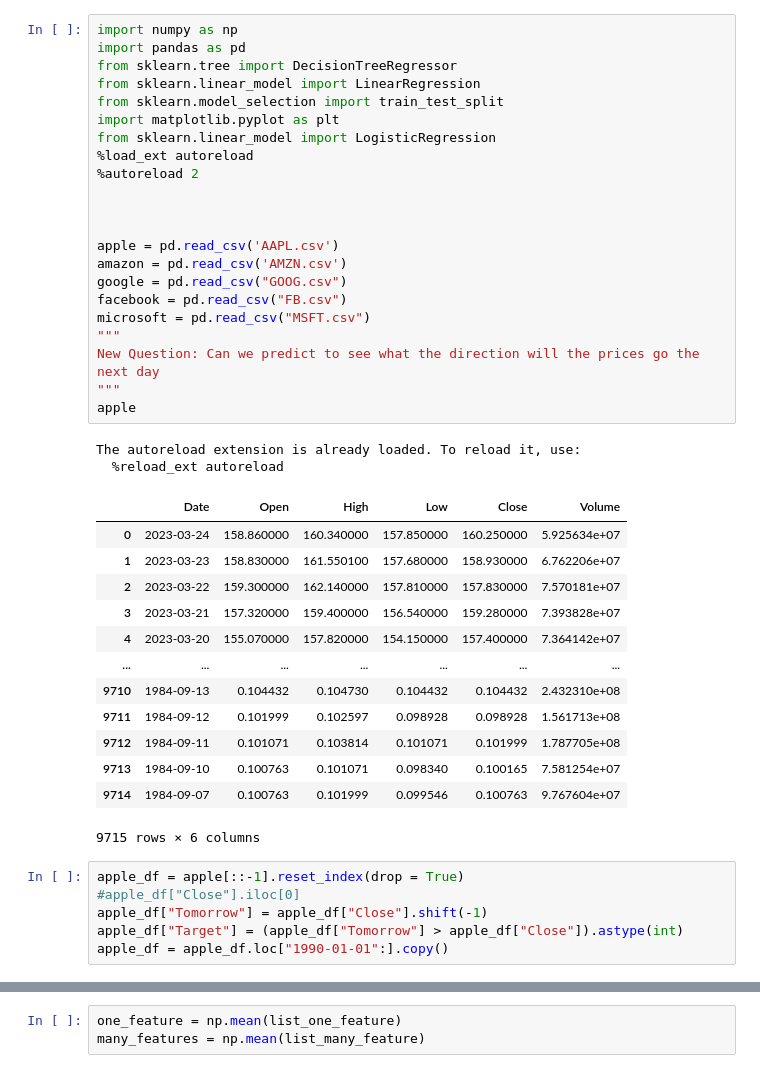
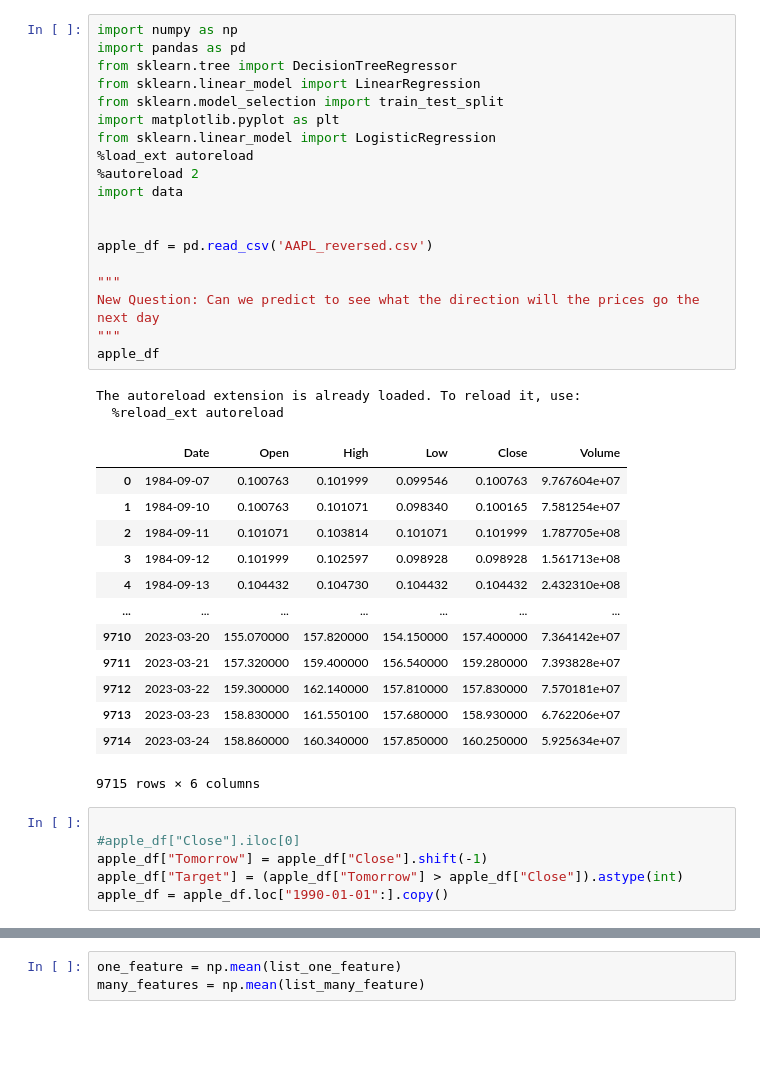
Before and after one commit to DawitAklilu/predicting_stock_prices, a Jupyter notebook: Final_model_Christian Anovert.ipynb, the cells around one changed output, grey strips where cells are left out. Saved outputs shown, nothing was run; the diff lists cells and outputs as text; blank space fills up the shorter version.

```diff
--- a/Final_model_Christian Anovert.ipynb
+++ b/Final_model_Christian Anovert.ipynb
@@ -1,43 +1,40 @@
 # %%
 import numpy as np
 import pandas as pd
 from sklearn.tree import DecisionTreeRegressor
 from sklearn.linear_model import LinearRegression
 from sklearn.model_selection import train_test_split
 import matplotlib.pyplot as plt
 from sklearn.linear_model import LogisticRegression
 %load_ext autoreload
 %autoreload 2
+import data
 
 
+apple_df = pd.read_csv('AAPL_reversed.csv')
 
-apple = pd.read_csv('AAPL.csv')
-amazon = pd.read_csv('AMZN.csv')
-google = pd.read_csv("GOOG.csv")
-facebook = pd.read_csv("FB.csv")
-microsoft = pd.read_csv("MSFT.csv")
 """
 New Question: Can we predict to see what the direction will the prices go the next day
 """
-apple
+apple_df
 # %% [output]
 The autoreload extension is already loaded. To reload it, use:
   %reload_ext autoreload
 |  | Date | Open | High | Low | Close | Volume |
-| 0 | 2023-03-24 | 158.860000 | 160.340000 | 157.850000 | 160.250000 | 5.925634e+07 |
-| 1 | 2023-03-23 | 158.830000 | 161.550100 | 157.680000 | 158.930000 | 6.762206e+07 |
-| 2 | 2023-03-22 | 159.300000 | 162.140000 | 157.810000 | 157.830000 | 7.570181e+07 |
-| 3 | 2023-03-21 | 157.320000 | 159.400000 | 156.540000 | 159.280000 | 7.393828e+07 |
-| 4 | 2023-03-20 | 155.070000 | 157.820000 | 154.150000 | 157.400000 | 7.364142e+07 |
+| 0 | 1984-09-07 | 0.100763 | 0.101999 | 0.099546 | 0.100763 | 9.767604e+07 |
+| 1 | 1984-09-10 | 0.100763 | 0.101071 | 0.098340 | 0.100165 | 7.581254e+07 |
+| 2 | 1984-09-11 | 0.101071 | 0.103814 | 0.101071 | 0.101999 | 1.787705e+08 |
+| 3 | 1984-09-12 | 0.101999 | 0.102597 | 0.098928 | 0.098928 | 1.561713e+08 |
+| 4 | 1984-09-13 | 0.104432 | 0.104730 | 0.104432 | 0.104432 | 2.432310e+08 |
 | ... | ... | ... | ... | ... | ... | ... |
-| 9710 | 1984-09-13 | 0.104432 | 0.104730 | 0.104432 | 0.104432 | 2.432310e+08 |
-| 9711 | 1984-09-12 | 0.101999 | 0.102597 | 0.098928 | 0.098928 | 1.561713e+08 |
-| 9712 | 1984-09-11 | 0.101071 | 0.103814 | 0.101071 | 0.101999 | 1.787705e+08 |
-| 9713 | 1984-09-10 | 0.100763 | 0.101071 | 0.098340 | 0.100165 | 7.581254e+07 |
-| 9714 | 1984-09-07 | 0.100763 | 0.101999 | 0.099546 | 0.100763 | 9.767604e+07 |
+| 9710 | 2023-03-20 | 155.070000 | 157.820000 | 154.150000 | 157.400000 | 7.364142e+07 |
+| 9711 | 2023-03-21 | 157.320000 | 159.400000 | 156.540000 | 159.280000 | 7.393828e+07 |
+| 9712 | 2023-03-22 | 159.300000 | 162.140000 | 157.810000 | 157.830000 | 7.570181e+07 |
+| 9713 | 2023-03-23 | 158.830000 | 161.550100 | 157.680000 | 158.930000 | 6.762206e+07 |
+| 9714 | 2023-03-24 | 158.860000 | 160.340000 | 157.850000 | 160.250000 | 5.925634e+07 |
 9715 rows × 6 columns
 # %%
-apple_df = apple[::-1].reset_index(drop = True)
+
 #apple_df["Close"].iloc[0]
 apple_df["Tomorrow"] = apple_df["Close"].shift(-1)
 apple_df["Target"] = (apple_df["Tomorrow"] > apple_df["Close"]).astype(int)
```
Also changed, not shown: parts of 3 cells of this notebook.
